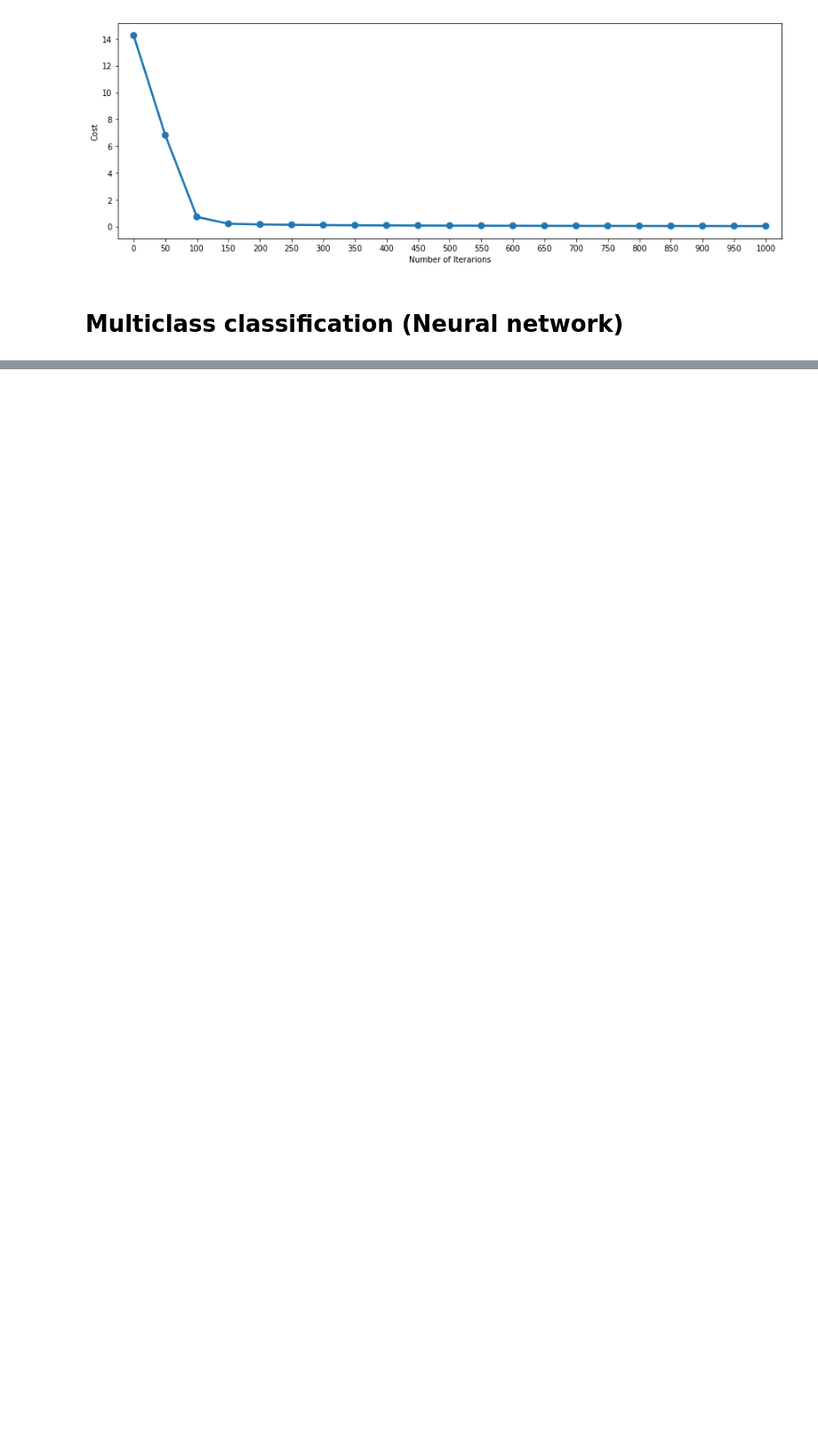
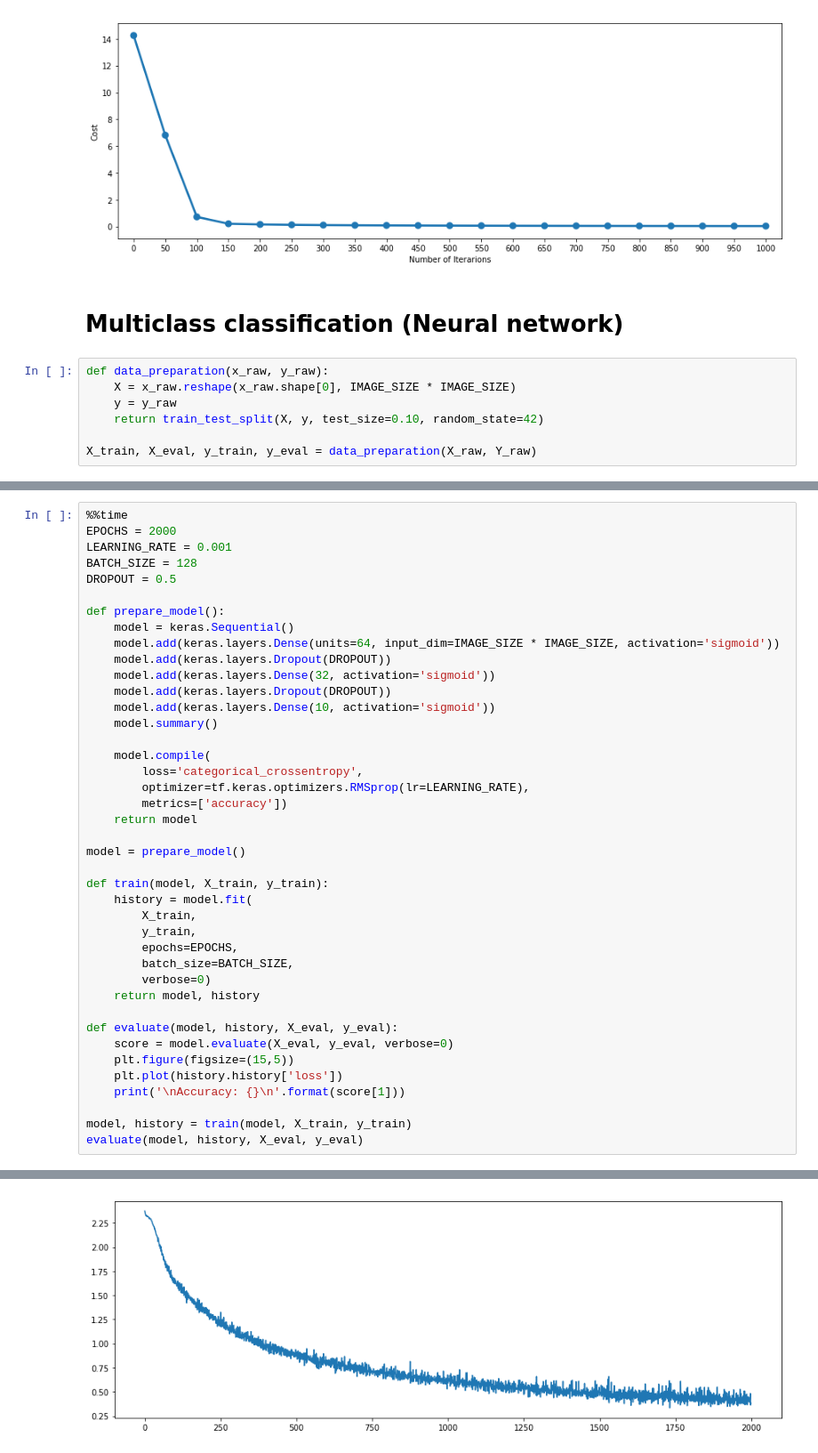
Before and after one commit to szylec/Kaggle, a Jupyter notebook: sign_language_digits/analytics.ipynb, the cells around one changed output, grey strips where cells are left out. Shown: that part at 89% size. Saved outputs shown, nothing was run; the diff lists cells and outputs as text; blank space fills up the shorter version.

```diff
--- a/sign_language_digits/analytics.ipynb
+++ b/sign_language_digits/analytics.ipynb
@@ -203,3 +203,10 @@ Wall time: 7.51 s
 [figure]
 # %% [markdown]
 # Multiclass classification (Neural network)
+# %%
+def data_preparation(x_raw, y_raw):
+    X = x_raw.reshape(x_raw.shape[0], IMAGE_SIZE * IMAGE_SIZE)
+    y = y_raw
+    return train_test_split(X, y, test_size=0.10, random_state=42)
+
+X_train, X_eval, y_train, y_eval = data_preparation(X_raw, Y_raw)
@@ -205,0 +215,42 @@ Wall time: 7.51 s
+# %%
+%%time
+EPOCHS = 2000
+LEARNING_RATE = 0.001
+BATCH_SIZE = 128
+DROPOUT = 0.5
+
+def prepare_model():
+    model = keras.Sequential()
+    model.add(keras.layers.Dense(units=64, input_dim=IMAGE_SIZE * IMAGE_SIZE, activation='sigmoid'))
+    model.add(keras.layers.Dropout(DROPOUT))
+    model.add(keras.layers.Dense(32, activation='sigmoid'))
+    model.add(keras.layers.Dropout(DROPOUT))
+    model.add(keras.layers.Dense(10, activation='sigmoid'))
+    model.summary()
+
+    model.compile(
+        loss='categorical_crossentropy',
+        optimizer=tf.keras.optimizers.RMSprop(lr=LEARNING_RATE),
+        metrics=['accuracy'])
+    return model
+
+model = prepare_model()
+
+def train(model, X_train, y_train):
+    history = model.fit(
+        X_train,
+        y_train,
+        epochs=EPOCHS,
+        batch_size=BATCH_SIZE,
+        verbose=0)
+    return model, history
+
+def evaluate(model, history, X_eval, y_eval):
+    score = model.evaluate(X_eval, y_eval, verbose=0)
+    plt.figure(figsize=(15,5))
+    plt.plot(history.history['loss'])
+    print('\nAccuracy: {}\n'.format(score[1]))
+
+model, history = train(model, X_train, y_train)
+evaluate(model, history, X_eval, y_eval)
+# %% [output]
@@ -205,0 +274 @@ Wall time: 7.51 s
+[figure, added]
```
Also changed, not shown: parts of 5 cells of this notebook.
